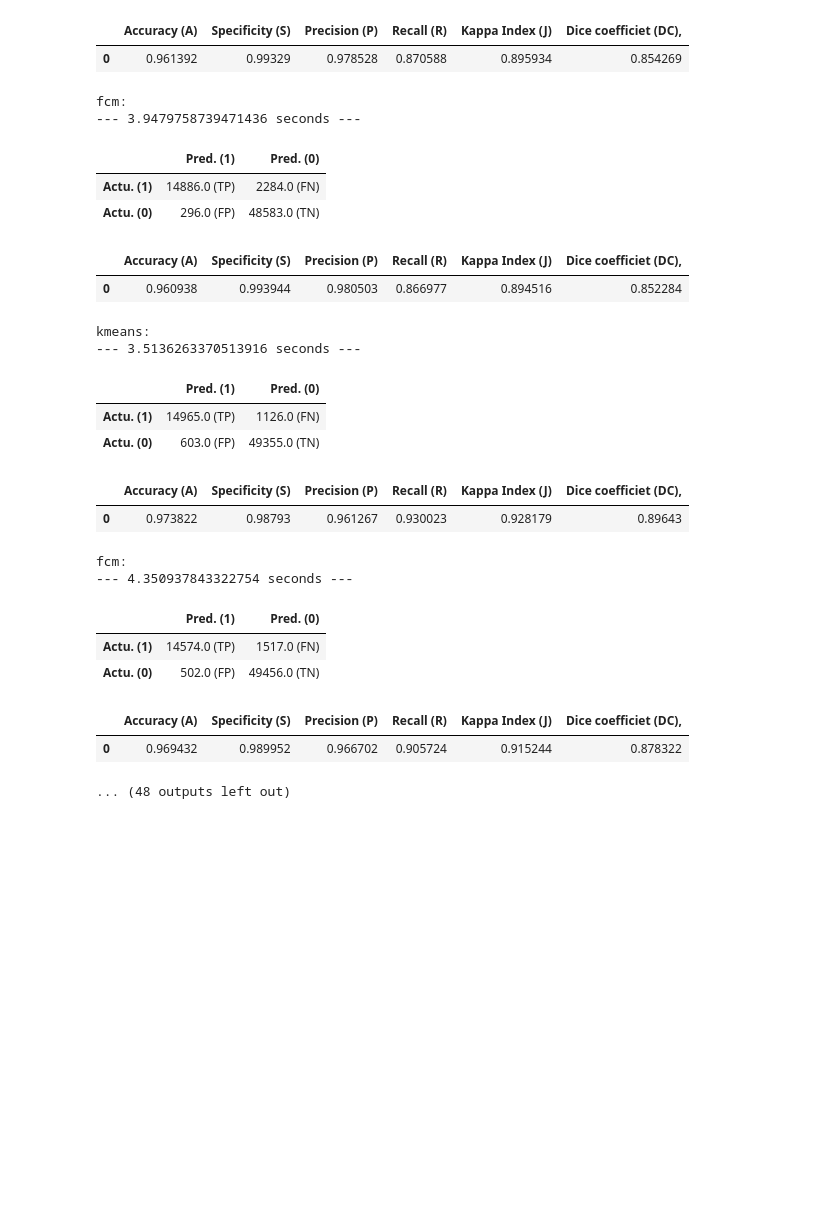
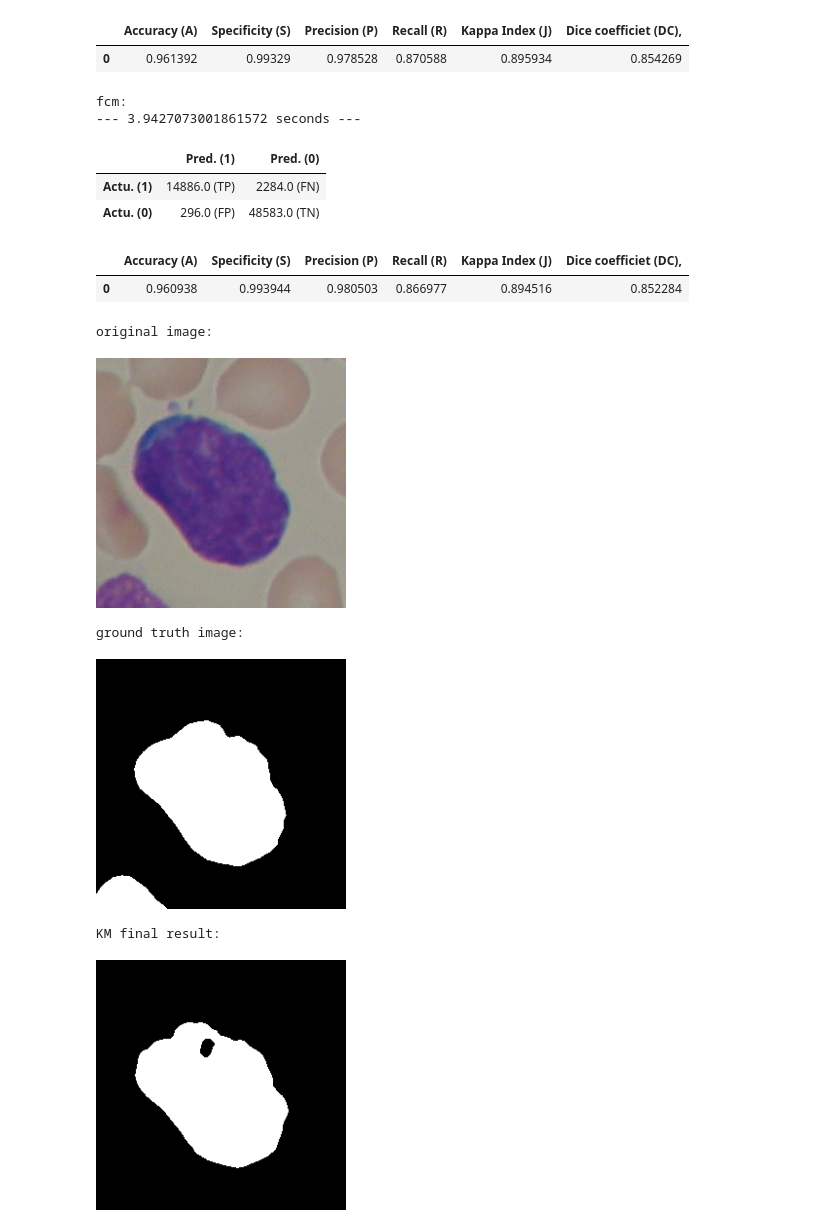
Before and after one commit to elybin/hudaya-2020-all-segmentation, a Jupyter notebook: vogado_vs_proposed.ipynb, the cells around one changed output. Saved outputs shown, nothing was run; the diff lists cells and outputs as text; code cells hidden in the pictures; blank space fills up the shorter version.

```diff
--- a/vogado_vs_proposed.ipynb
+++ b/vogado_vs_proposed.ipynb
@@ -478,13 +478,13 @@ def wbc_vogado_modified(f, debug_mode = False):
 # path = folder contain image dataset and groundtruth
 # gt_path = ground truth folder inside active dir
 # data = data folder inside active dir
-path = "drive/My Drive/ALL-IDB2/"
+path = "drive/My Drive/ALL_IDB2/"
 gt_path = path + "gt/"
 target_path = path + "data/"
 
 # here the loop
 # scanFolder(target_path, <limit image tested ["all"/int]>, <verbose>)
-files_path, in_folder, total_files, file_scanned = scanFolder(target_path, "all", 0)
+files_path, in_folder, total_files, file_scanned = scanFolder(target_path, 1, 1)
 for f in files_path:
   original_image = cv2.imread(f)
 
@@ -506,8 +506,12 @@ for f in files_path:
   fcm_dc = dice_coefficient(gt_image, fcm)
 
   # show gt_image
-  # cv2_imshow(resize_img(original_image,400))
-  # cv2_imshow(resize_img(gt_image,400))
-  # cv2_imshow(resize_img(kmeans,400))
-  # cv2_imshow(resize_img(fcm,400))
+  print("original image:")
+  cv2_imshow(resize_img(original_image,250))
+  print("ground truth image:")
+  cv2_imshow(resize_img(gt_image,250))
+  print("KM final result:")
+  cv2_imshow(resize_img(kmeans,250))
+  print("FCM final result:")
+  cv2_imshow(resize_img(fcm,250))
 # %% [output]
@@ -516,27 +522,18 @@ kmeans:
 |  | Pred. (1) | Pred. (0) |
 | Actu. (1) | 14948.0 (TP) | 2222.0 (FN) |
 | Actu. (0) | 328.0 (FP) | 48551.0 (TN) |
 |  | Accuracy (A) | Specificity (S) | Precision (P) | Recall (R) | Kappa Index (J) | Dice coefficiet (DC), |
 | 0 | 0.961392 | 0.99329 | 0.978528 | 0.870588 | 0.895934 | 0.854269 |
 fcm:
---- 3.9479758739471436 seconds ---
+--- 3.9427073001861572 seconds ---
 |  | Pred. (1) | Pred. (0) |
 | Actu. (1) | 14886.0 (TP) | 2284.0 (FN) |
 | Actu. (0) | 296.0 (FP) | 48583.0 (TN) |
 |  | Accuracy (A) | Specificity (S) | Precision (P) | Recall (R) | Kappa Index (J) | Dice coefficiet (DC), |
 | 0 | 0.960938 | 0.993944 | 0.980503 | 0.866977 | 0.894516 | 0.852284 |
-kmeans:
---- 3.5136263370513916 seconds ---
+original image:
-|  | Pred. (1) | Pred. (0) |
-| Actu. (1) | 14965.0 (TP) | 1126.0 (FN) |
-| Actu. (0) | 603.0 (FP) | 49355.0 (TN) |
-|  | Accuracy (A) | Specificity (S) | Precision (P) | Recall (R) | Kappa Index (J) | Dice coefficiet (DC), |
-| 0 | 0.973822 | 0.98793 | 0.961267 | 0.930023 | 0.928179 | 0.89643 |
+[figure, added]
-fcm:
---- 4.350937843322754 seconds ---
+ground truth image:
-|  | Pred. (1) | Pred. (0) |
-| Actu. (1) | 14574.0 (TP) | 1517.0 (FN) |
-| Actu. (0) | 502.0 (FP) | 49456.0 (TN) |
-|  | Accuracy (A) | Specificity (S) | Precision (P) | Recall (R) | Kappa Index (J) | Dice coefficiet (DC), |
-| 0 | 0.969432 | 0.989952 | 0.966702 | 0.905724 | 0.915244 | 0.878322 |
+[figure, added]
-... (48 outputs left out)
+KM final result:
+[figure, added]
```
Also changed, not shown: parts of 2 cells of this notebook.
